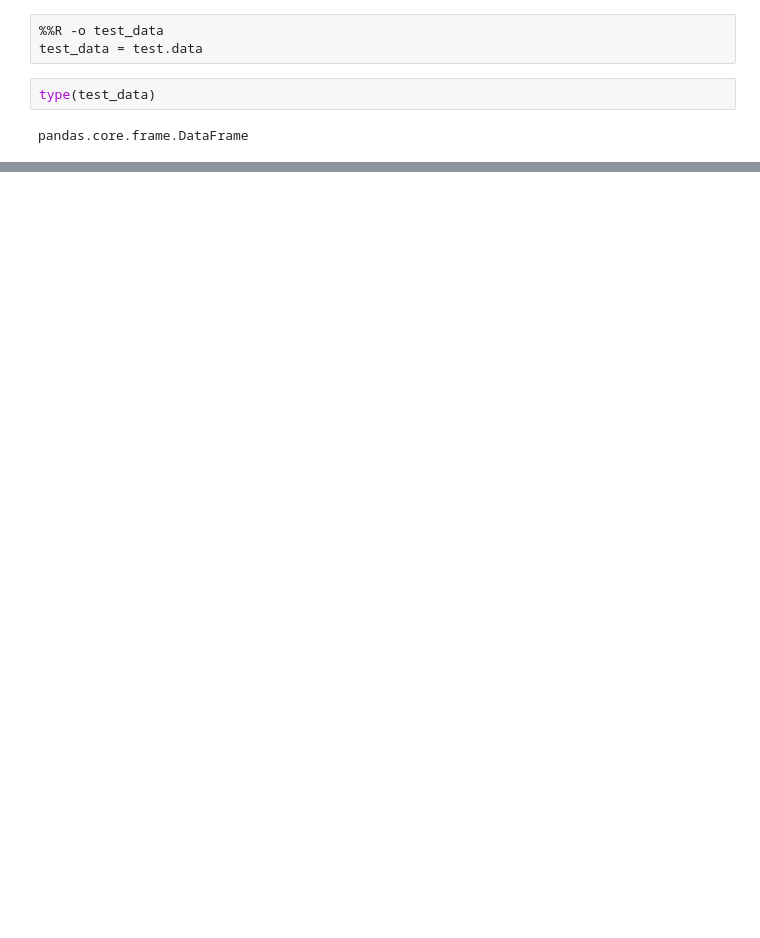
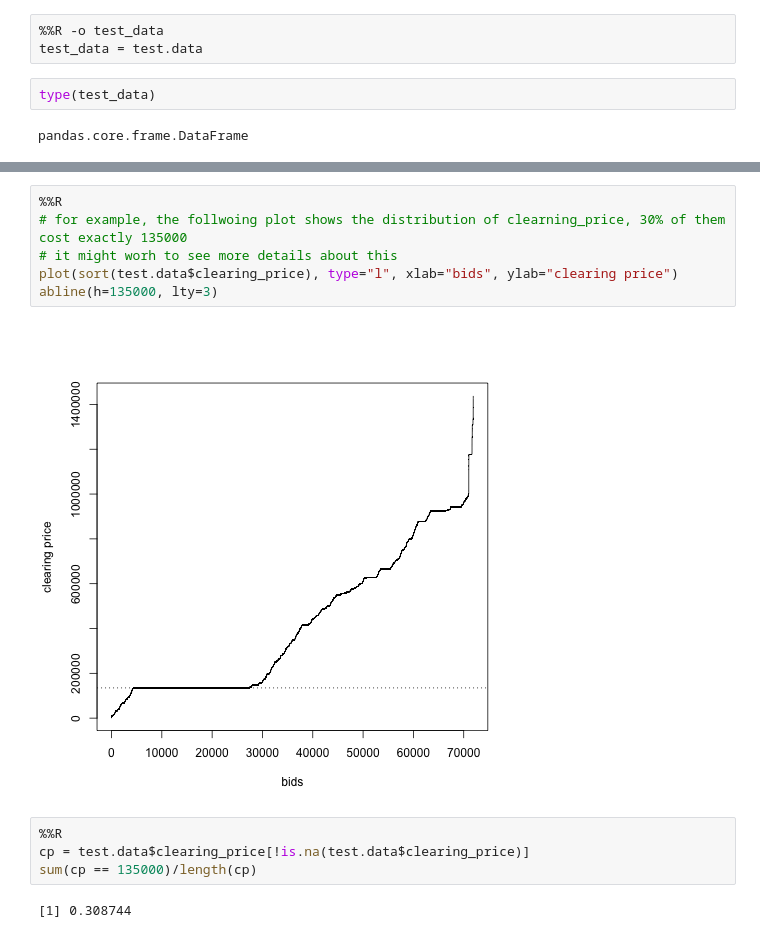
Before and after one commit to yongjiaw/dataset, a Jupyter notebook: Analysis.ipynb, the cells around one changed output, grey strips where cells are left out. Saved outputs shown, nothing was run; the diff lists cells and outputs as text; blank space fills up the shorter version.

```diff
--- a/Analysis.ipynb
+++ b/Analysis.ipynb
@@ -94,0 +99,14 @@ Instructions about the task
+# %%
+%%R
+# for example, the follwoing plot shows the distribution of clearning_price, 30% of them cost exactly 135000
+# it might worh to see more details about this
+plot(sort(test.data$clearing_price), type="l", xlab="bids", ylab="clearing price")
+abline(h=135000, lty=3)
+# %% [output]
+[figure, added]
+# %%
+%%R
+cp = test.data$clearing_price[!is.na(test.data$clearing_price)]
+sum(cp == 135000)/length(cp)
+# %% [output]
+[1] 0.308744
```
Also changed, not shown: parts of 11 cells of this notebook.
